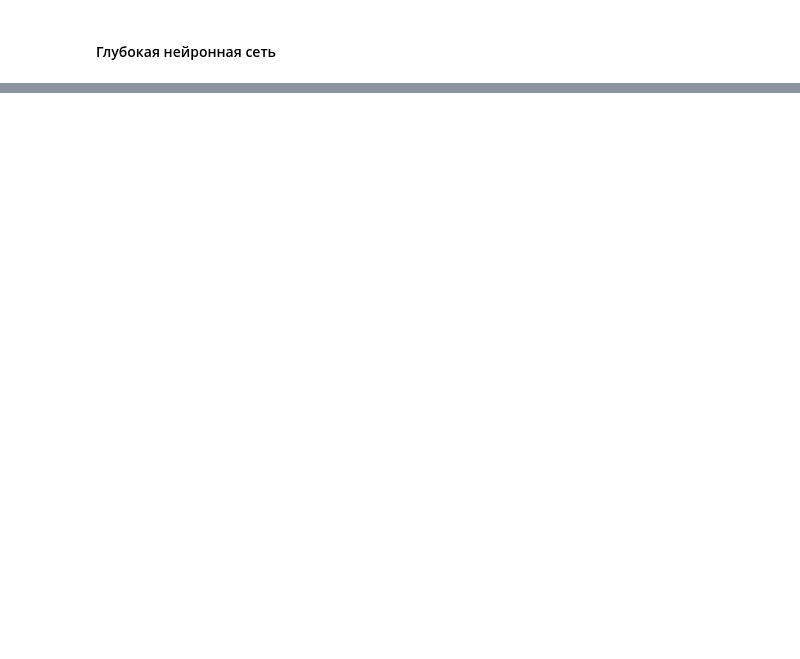
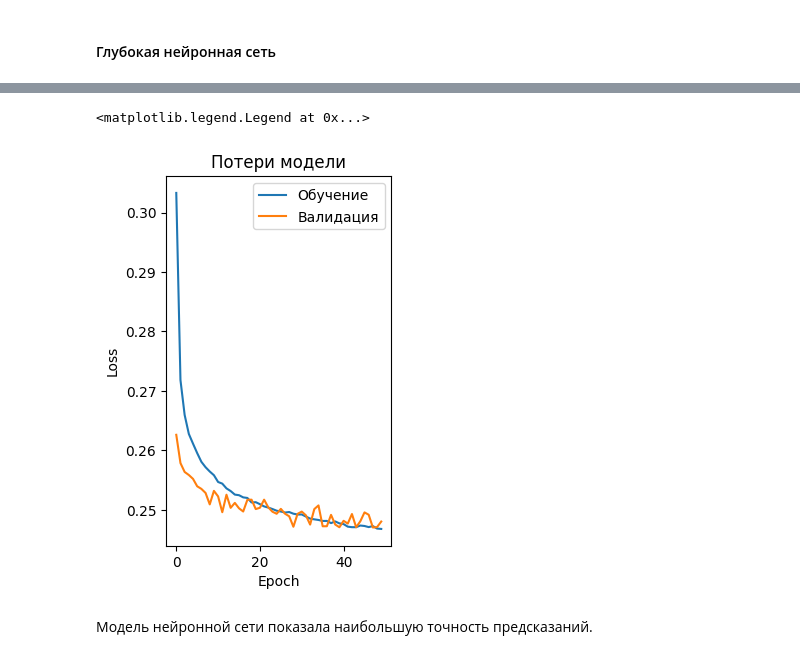
Before and after one commit to Ludmila271390/Heart_dis_pred, a Jupyter notebook: Heart_pro.ipynb, the cells around one changed output, grey strips where cells are left out. Drawn from its saved outputs; the diff is of its cells as text; code cells hidden in the pictures; blank space fills up the shorter version.

```diff
--- a/Heart_pro.ipynb
+++ b/Heart_pro.ipynb
@@ -635,0 +712,14 @@ Accuracy 96.29 %
+# %%
+# график потерь
+plt.subplot(1, 2, 1)
+plt.plot(history.history['loss'], label='Обучение')
+plt.plot(history.history['val_loss'], label='Валидация')
+plt.title('Потери модели')
+plt.xlabel('Epoch')
+plt.ylabel('Loss')
+plt.legend()
+# %% [output]
+<matplotlib.legend.Legend at 0x...>
+[figure, added]
+# %% [markdown]
+Модель нейронной сети показала наибольшую точность предсказаний.
```
Also changed, not shown: parts of 22 cells of this notebook, 5 other files.
